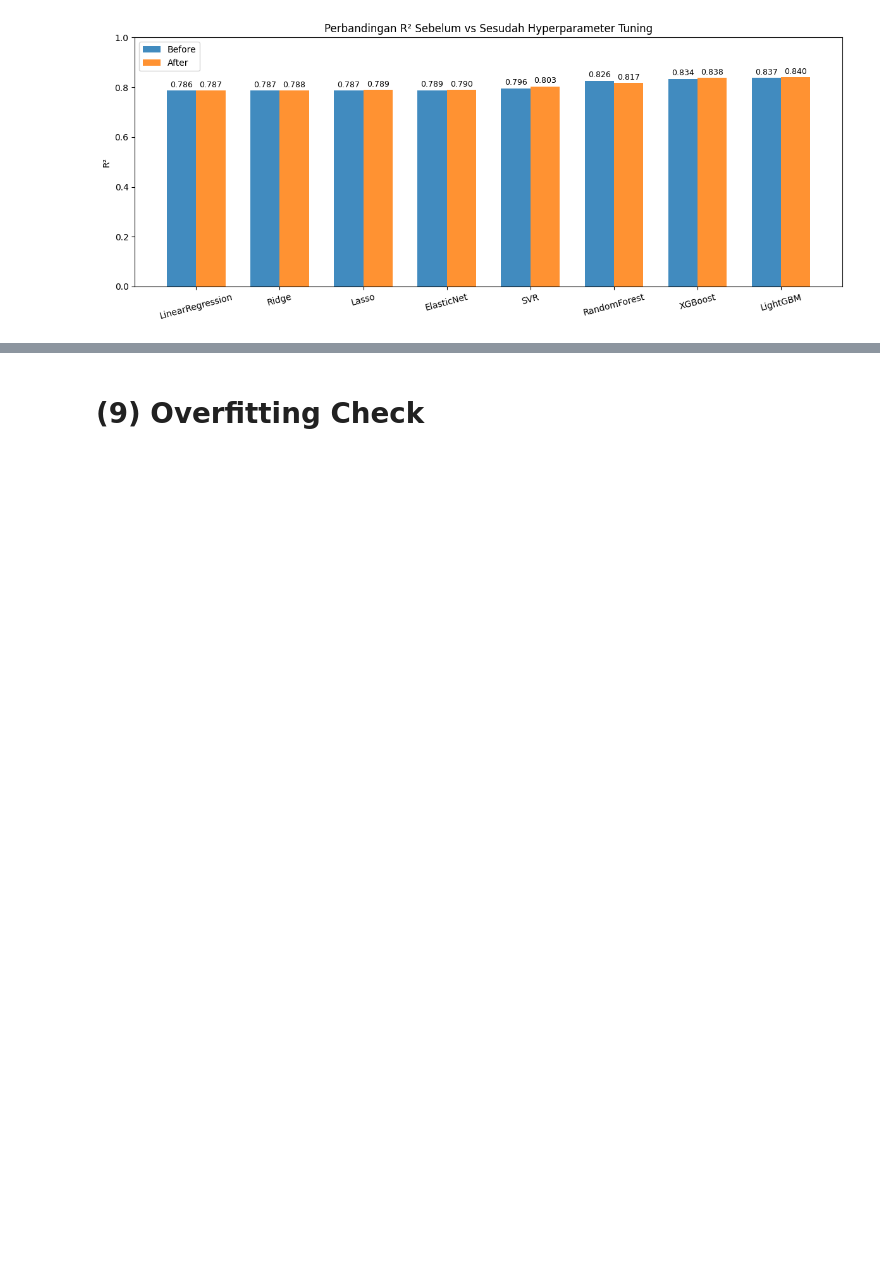
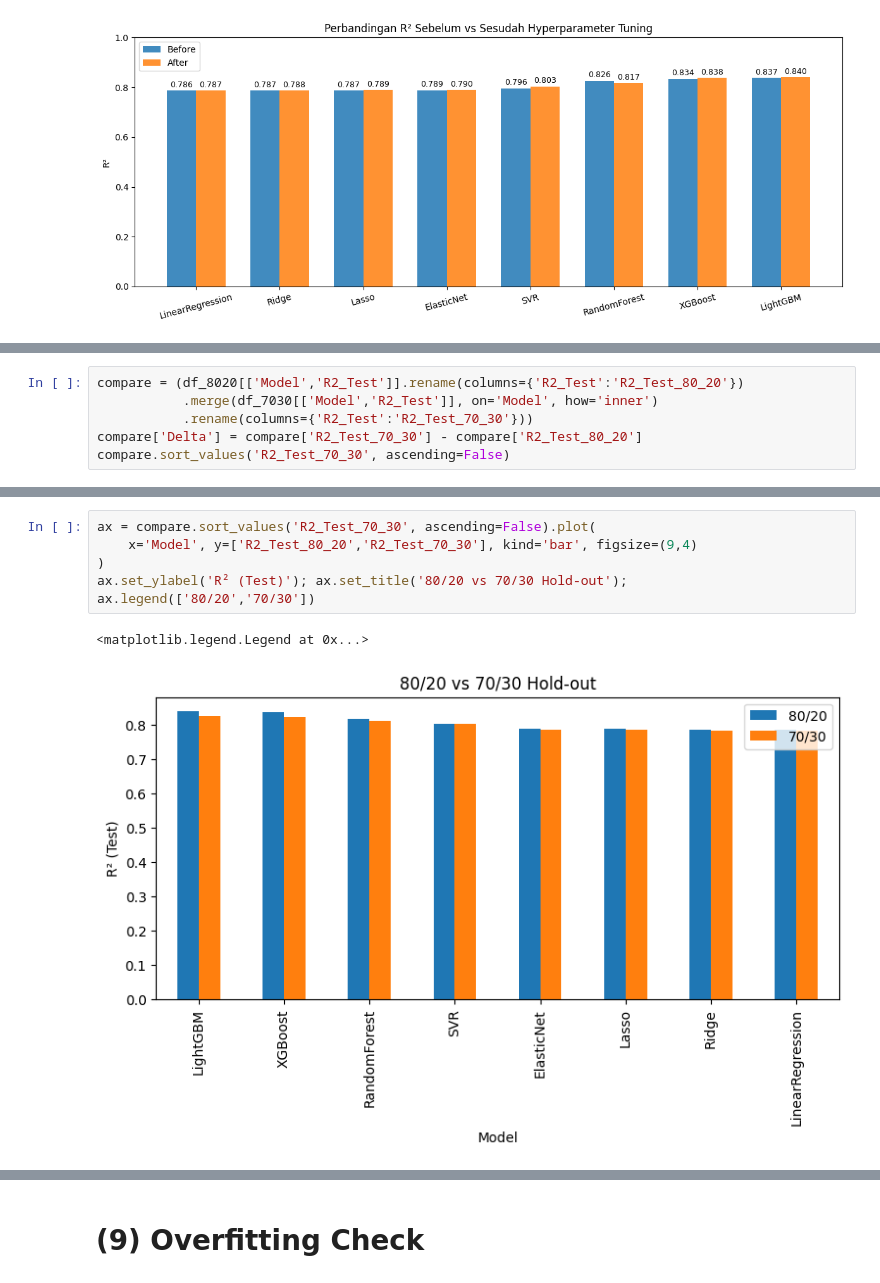
Before and after one commit to marvrch/Smartphone-Price-Prediction, a Jupyter notebook: FinalProject.ipynb, the cells around one changed output, grey strips where cells are left out. Saved outputs shown, nothing was run; the diff lists cells and outputs as text; blank space fills up the shorter version.

```diff
--- a/FinalProject.ipynb
+++ b/FinalProject.ipynb
@@ -1891,0 +1966,6 @@ plt.tight_layout(); plt.show()
+# %%
+compare = (df_8020[['Model','R2_Test']].rename(columns={'R2_Test':'R2_Test_80_20'})
+           .merge(df_7030[['Model','R2_Test']], on='Model', how='inner')
+           .rename(columns={'R2_Test':'R2_Test_70_30'}))
+compare['Delta'] = compare['R2_Test_70_30'] - compare['R2_Test_80_20']
+compare.sort_values('R2_Test_70_30', ascending=False)
@@ -1891,0 +1982,9 @@ plt.tight_layout(); plt.show()
+# %%
+ax = compare.sort_values('R2_Test_70_30', ascending=False).plot(
+    x='Model', y=['R2_Test_80_20','R2_Test_70_30'], kind='bar', figsize=(9,4)
+)
+ax.set_ylabel('R² (Test)'); ax.set_title('80/20 vs 70/30 Hold-out');
+ax.legend(['80/20','70/30'])
+# %% [output]
+<matplotlib.legend.Legend at 0x...>
+[figure, added]
```
Also changed, not shown: parts of 6 cells of this notebook.
